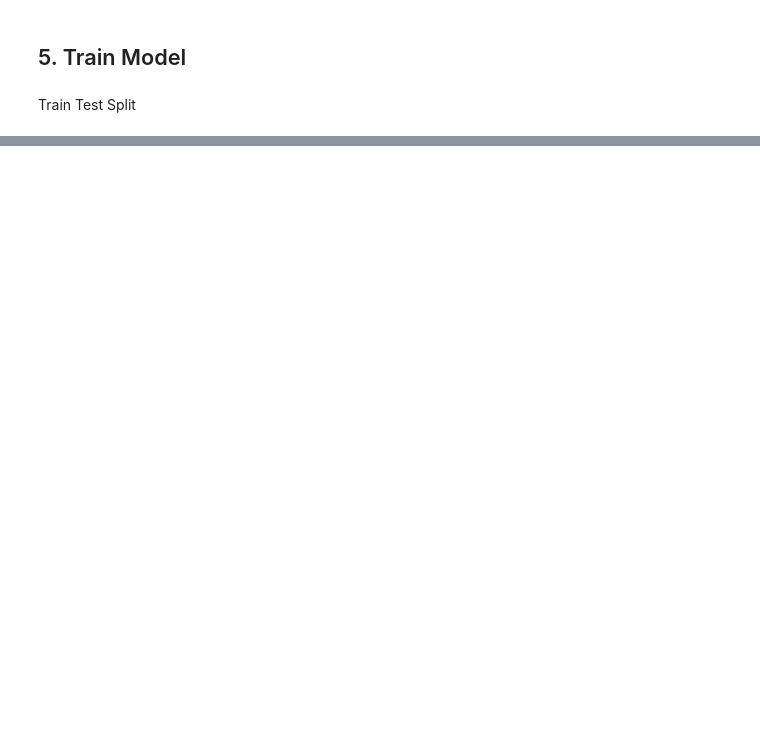
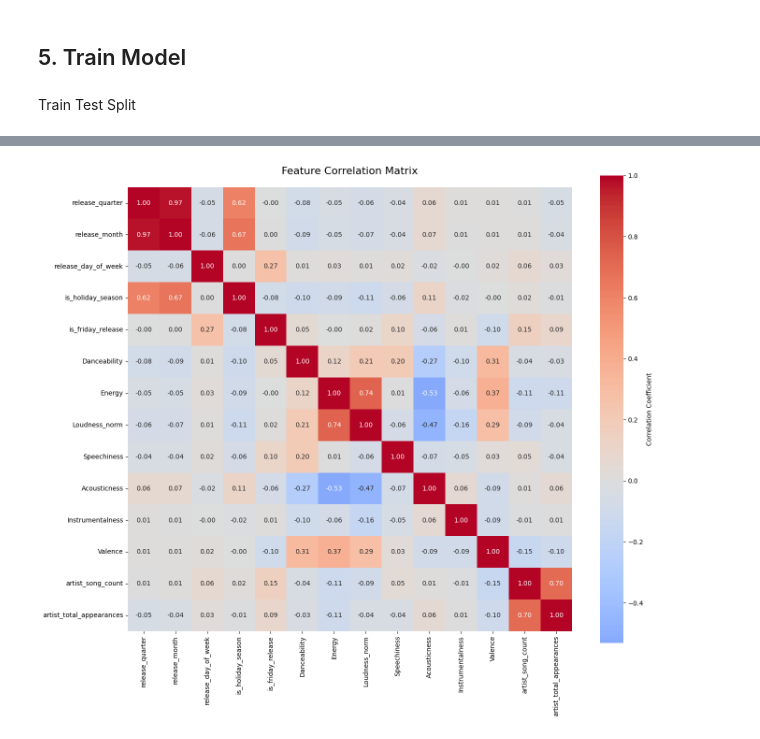
Before and after one commit to patrawi/spotify, a Jupyter notebook: 7_train_model_p.ipynb, the cells around one changed output, grey strips where cells are left out. Saved outputs shown, nothing was run; the diff lists cells and outputs as text; code cells hidden in the pictures; blank space fills up the shorter version.

```diff
--- a/7_train_model_p.ipynb
+++ b/7_train_model_p.ipynb
@@ -232,0 +395,21 @@ print(comparison_df)
+# %%
+def analyze_feature_correlations():
+    """Create comprehensive correlation analysis"""
+
+    print("=" * 80)
+    print("FEATURE CORRELATION ANALYSIS")
+    print("=" * 80)
+
+    # Get your feature data
+
+
+    # Create correlation matrix
+    correlation_matrix = X_train[all_features].corr()
+
+    # Display correlation matrix
+    print("Correlation Matrix:")
+    print(correlation_matrix.round(3))
+
+    return correlation_matrix
+
+correlation_matrix = analyze_feature_correlations()
@@ -232,0 +434,22 @@ print(comparison_df)
+# %%
+def plot_correlation_matrix(corr_matrix):
+    """Create heatmap of correlations"""
+
+    plt.figure(figsize=(14, 12))
+
+    # Create heatmap
+    sns.heatmap(corr_matrix,
+                annot=True,           # Show correlation values
+                cmap='coolwarm',     # Color scheme
+                center=0,            # Center at 0
+                fmt='.2f',           # Format to 2 decimals
+                square=True,           # Make cells square
+                cbar_kws={'label': 'Correlation Coefficient'})
+
+    plt.title('Feature Correlation Matrix', fontsize=16, pad=20)
+    plt.tight_layout()
+    plt.show()
+
+plot_correlation_matrix(correlation_matrix)
+# %% [output]
+[figure, added]
```
Also changed, not shown: parts of 13 cells of this notebook.
